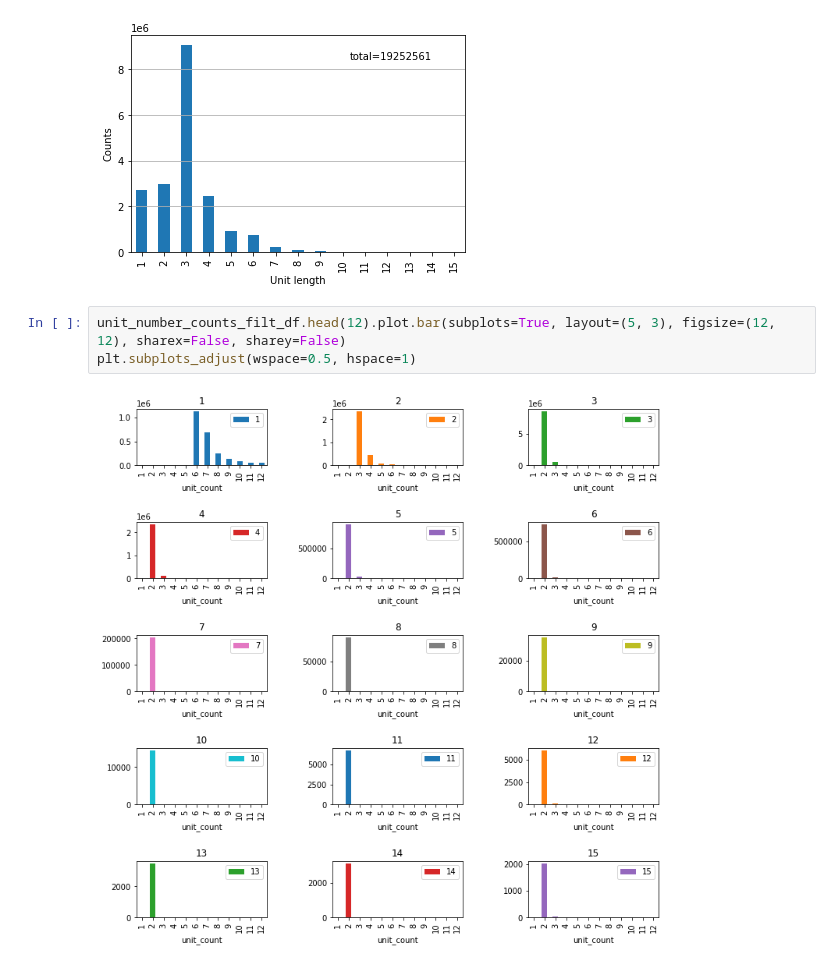
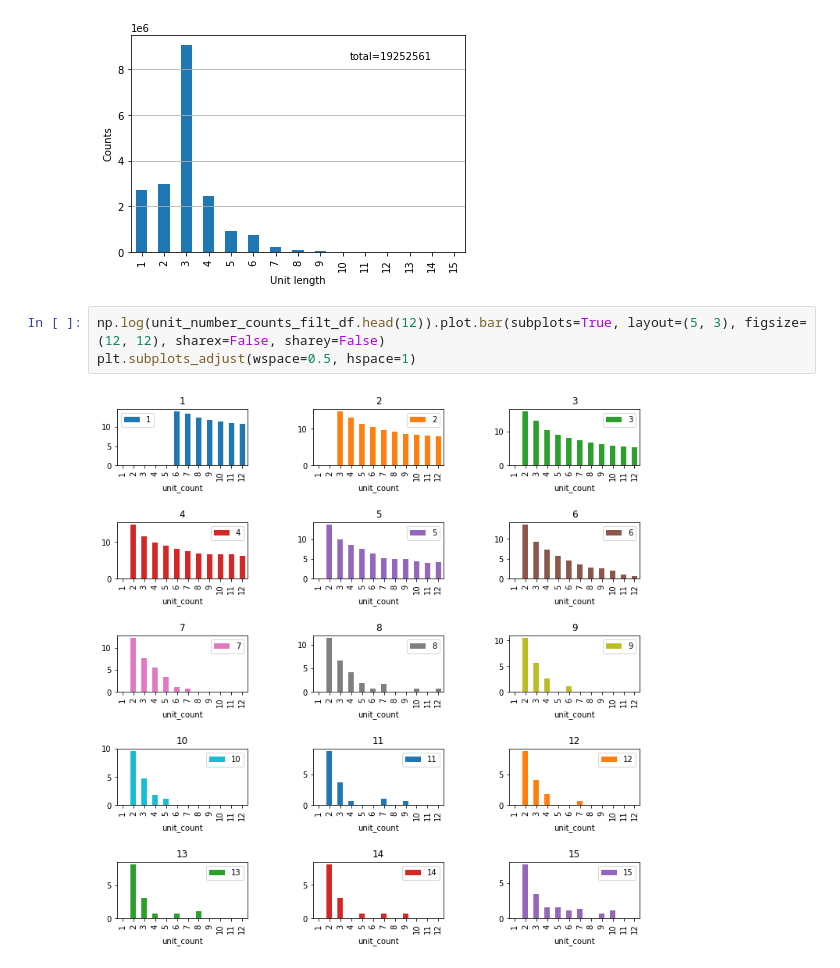
Before and after one commit to maverbiest/CRC_STRs, a Jupyter notebook: notebooks/repeat_counts.ipynb, the cells around one changed output. Drawn from its saved outputs; the diff is of its cells as text.

```diff
--- a/notebooks/repeat_counts.ipynb
+++ b/notebooks/repeat_counts.ipynb
@@ -170,7 +200,7 @@ repeats_bar_plot(unit_len_counts_filt_df)
 # %% [output]
 [figure]
 # %%
-unit_number_counts_filt_df.head(12).plot.bar(subplots=True, layout=(5, 3), figsize=(12, 12), sharex=False, sharey=False)
+np.log(unit_number_counts_filt_df.head(12)).plot.bar(subplots=True, layout=(5, 3), figsize=(12, 12), sharex=False, sharey=False)
 plt.subplots_adjust(wspace=0.5, hspace=1)
 # %% [output]
-[figure, old version]
+[figure, new version]
```
Also changed, not shown: parts of 8 cells of this notebook, 23 other files.
